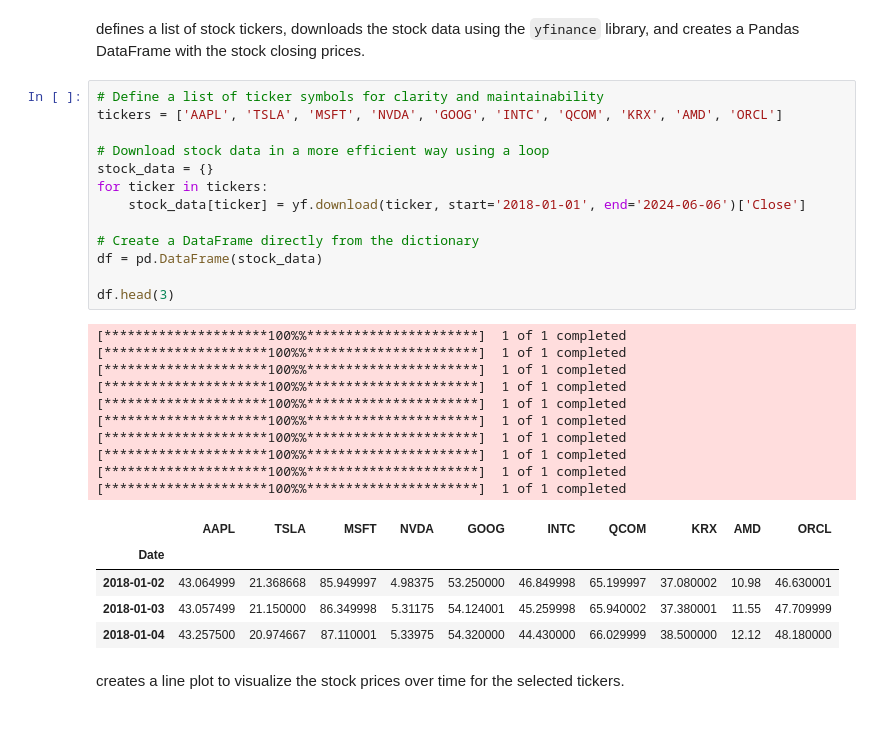
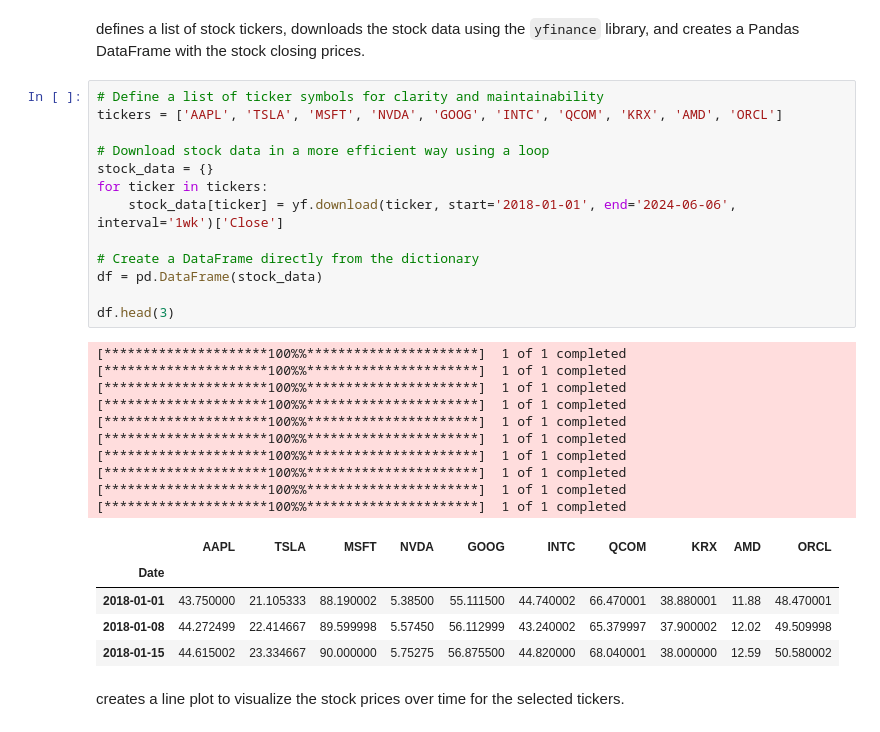
Before and after one commit to MR-ARMA/ML-Learning-Journey, a Jupyter notebook: Machine Learning/Predict_Silicon_Price_Project/src/main.ipynb, the cells around one changed output. Drawn from its saved outputs; the diff is of its cells as text.

```diff
--- a/Machine Learning/Predict_Silicon_Price_Project/src/main.ipynb
+++ b/Machine Learning/Predict_Silicon_Price_Project/src/main.ipynb
@@ -17,32 +17,32 @@ defines a list of stock tickers, downloads the stock data using the `yfinance` l
 # %%
 # Define a list of ticker symbols for clarity and maintainability
 tickers = ['AAPL', 'TSLA', 'MSFT', 'NVDA', 'GOOG', 'INTC', 'QCOM', 'KRX', 'AMD', 'ORCL']
 
 # Download stock data in a more efficient way using a loop
 stock_data = {}
 for ticker in tickers:
-    stock_data[ticker] = yf.download(ticker, start='2018-01-01', end='2024-06-06')['Close']
+    stock_data[ticker] = yf.download(ticker, start='2018-01-01', end='2024-06-06', interval='1wk')['Close']
 
 # Create a DataFrame directly from the dictionary
 df = pd.DataFrame(stock_data)
 
 df.head(3)
 # %% [output]
 [*********************100%%**********************]  1 of 1 completed
 [*********************100%%**********************]  1 of 1 completed
 [*********************100%%**********************]  1 of 1 completed
 [*********************100%%**********************]  1 of 1 completed
 [*********************100%%**********************]  1 of 1 completed
 [*********************100%%**********************]  1 of 1 completed
 [*********************100%%**********************]  1 of 1 completed
 [*********************100%%**********************]  1 of 1 completed
 [*********************100%%**********************]  1 of 1 completed
 [*********************100%%**********************]  1 of 1 completed
 |  | AAPL | TSLA | MSFT | NVDA | GOOG | INTC | QCOM | KRX | AMD | ORCL |
 | Date |  |  |  |  |  |  |  |  |  |  |
-| 2018-01-02 | 43.064999 | 21.368668 | 85.949997 | 4.98375 | 53.250000 | 46.849998 | 65.199997 | 37.080002 | 10.98 | 46.630001 |
-| 2018-01-03 | 43.057499 | 21.150000 | 86.349998 | 5.31175 | 54.124001 | 45.259998 | 65.940002 | 37.380001 | 11.55 | 47.709999 |
-| 2018-01-04 | 43.257500 | 20.974667 | 87.110001 | 5.33975 | 54.320000 | 44.430000 | 66.029999 | 38.500000 | 12.12 | 48.180000 |
+| 2018-01-01 | 43.750000 | 21.105333 | 88.190002 | 5.38500 | 55.111500 | 44.740002 | 66.470001 | 38.880001 | 11.88 | 48.470001 |
+| 2018-01-08 | 44.272499 | 22.414667 | 89.599998 | 5.57450 | 56.112999 | 43.240002 | 65.379997 | 37.900002 | 12.02 | 49.509998 |
+| 2018-01-15 | 44.615002 | 23.334667 | 90.000000 | 5.75275 | 56.875500 | 44.820000 | 68.040001 | 38.000000 | 12.59 | 50.580002 |
 # %% [markdown]
 creates a line plot to visualize the stock prices over time for the selected tickers.
 # %%
```
Also changed, not shown: parts of 11 cells of this notebook.
